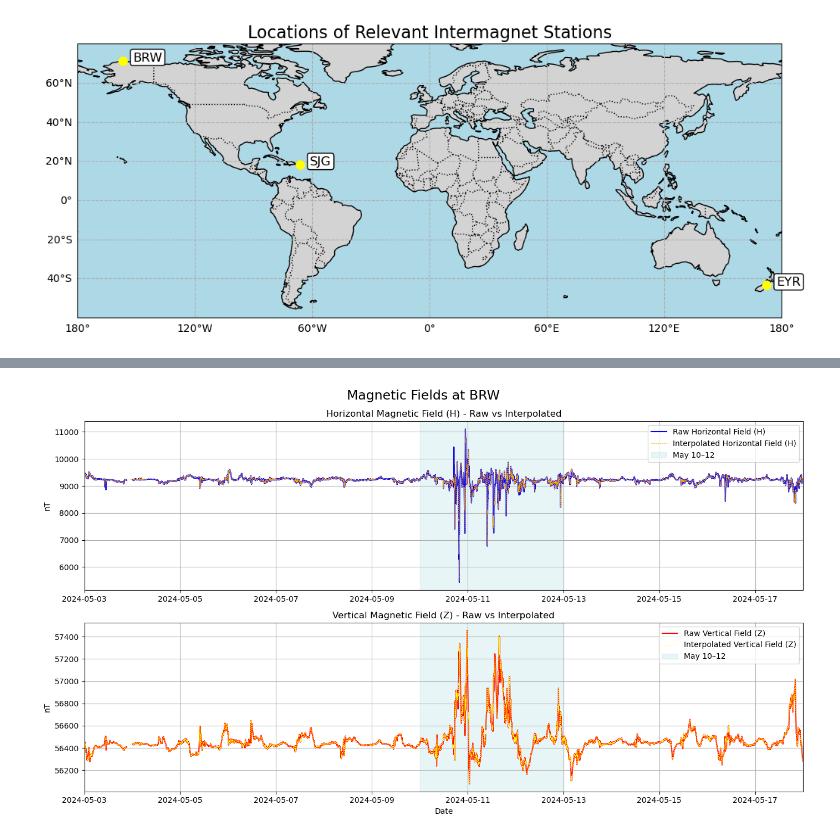
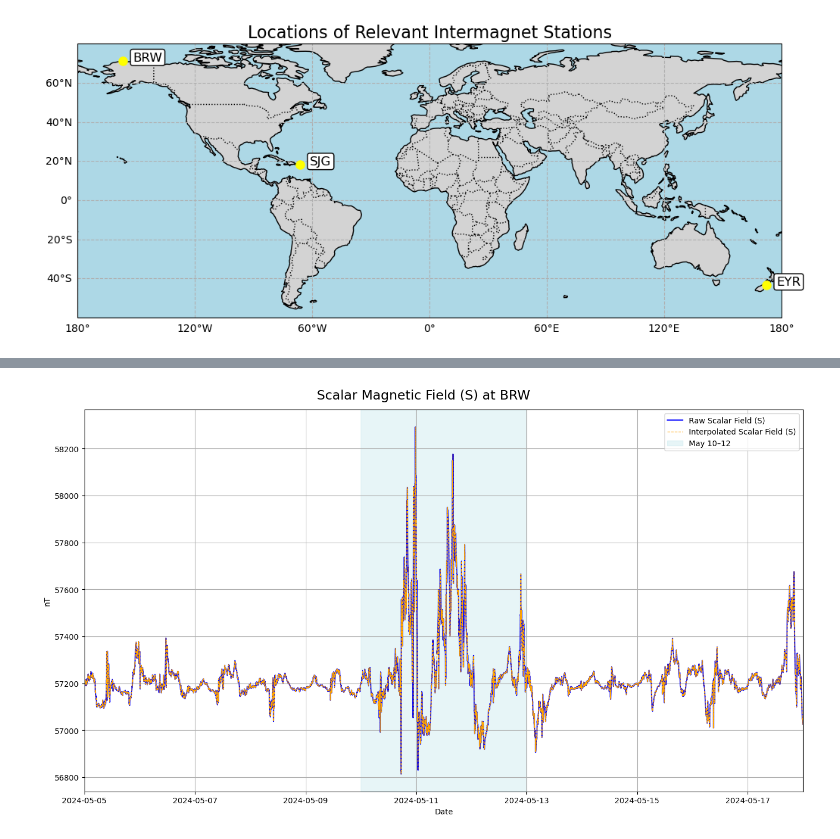
Before and after one commit to lillian-hanson/GPGN498-Gannon-Geomagnetic-Storm-Index-Analysis, a Jupyter notebook: FinalProjectCode.ipynb, the cells around one changed output, grey strips where cells are left out. Cells and saved outputs as stored; diff of their text form; code cells hidden in the pictures.

```diff
--- a/FinalProjectCode.ipynb
+++ b/FinalProjectCode.ipynb
@@ -180,65 +143,45 @@ plt.show()
 # %%
 # Load the JSON data
 with open("intermag-data/BRW20240503.json", "r") as f:
     raw_data = json.load(f)
 
 # Extract relevant fields
 times = [datetime.fromisoformat(t.replace("Z", "")) for t in raw_data["datetime"]]  # Convert datetime strings to datetime objects
-X = np.array(raw_data["X"], dtype=float)
-Y = np.array(raw_data["Y"], dtype=float)
-Z = np.array(raw_data["Z"], dtype=float)
+S = np.array(raw_data["S"], dtype=float)
+
 
 # Convert to pandas DataFrame for easier handling
-df_EYR = pd.DataFrame({
+df_BRW = pd.DataFrame({
     'time': times,
-    'X': X,
-    'Y': Y,
-    'Z': Z
+    'S': S,
 })
 
 # Set the time as the index
-df_EYR.set_index('time', inplace=True)
+df_BRW.set_index('time', inplace=True)
 
 # Interpolate missing (NaN) values using linear interpolation
-df_EYR_inter = df_EYR.interpolate(method='linear', axis=0)
+df_BRW_inter = df_BRW.interpolate(method='linear', axis=0)
 
-# Calculate horizontal field strength (H) for both raw and interpolated data
-H_EYR_raw = np.sqrt(X**2 + Y**2)
-H_EYR_interpolated = np.sqrt(df_EYR_inter['X']**2 + df_EYR_inter['Y']**2)
-
-# Plot the raw vs. interpolated data
+# Plot the scalar field strength (S)
 plt.figure(figsize=(14, 8))
 
-# Raw Horizontal field
-plt.subplot(2, 1, 1)
-plt.plot(times, H_EYR_raw, label='Raw Horizontal Field (H)', color='blue')
-plt.plot(df_EYR_inter.index, H_EYR_interpolated, label='Interpolated Horizontal Field (H)', color='orange', linestyle='--', linewidth=0.5)
+# Raw Scalar field (S)
+plt.plot(times, S, label='Raw Scalar Field (S)', color='blue')
+plt.plot(df_BRW_inter.index, df_BRW_inter['S'], label='Interpolated Scalar Field (S)', color='orange', linestyle='--', linewidth=0.9)
+
 plt.ylabel('nT')
-plt.title('Horizontal Magnetic Field (H) - Raw vs Interpolated')
-plt.xlim(datetime(2024, 5, 3), datetime(2024, 5, 18))
+plt.xlim(datetime(2024, 5, 5), datetime(2024, 5, 18))
+
 # Highlight May 10 to May 12
 start_highlight = pd.to_datetime('2024-05-10')
 end_highlight = pd.to_datetime('2024-05-12 23:59:59')
 plt.axvspan(start_highlight, end_highlight, color='powderblue', alpha=0.3, label='May 10–12')
+
 plt.legend()
 plt.grid(True)
-
-
-# Raw Vertical field
-plt.subplot(2, 1, 2)
-plt.plot(times, Z, label='Raw Vertical Field (Z)', color='red')
-plt.plot(df_EYR_inter.index, df_EYR_inter['Z'], label='Interpolated Vertical Field (Z)', color='yellow', linestyle='--', linewidth=0.5)
-plt.ylabel('nT')
-plt.title('Vertical Magnetic Field (Z) - Raw vs Interpolated')
 plt.xlabel('Date')
-plt.xlim(datetime(2024, 5, 3), datetime(2024, 5, 18))
-# Highlight May 10 to May 12
-plt.axvspan(start_highlight, end_highlight, color='powderblue', alpha=0.3, label='May 10–12')
-plt.legend()
-plt.grid(True)
-
-plt.suptitle("Magnetic Fields at BRW", fontsize=17)
+plt.suptitle("Scalar Magnetic Field (S) at BRW", fontsize=17)
 plt.tight_layout()
 plt.show()
 # %% [output]
-[figure, old version]
+[figure, new version]
```
Also changed, not shown: parts of 10 cells of this notebook, 1 other file.
